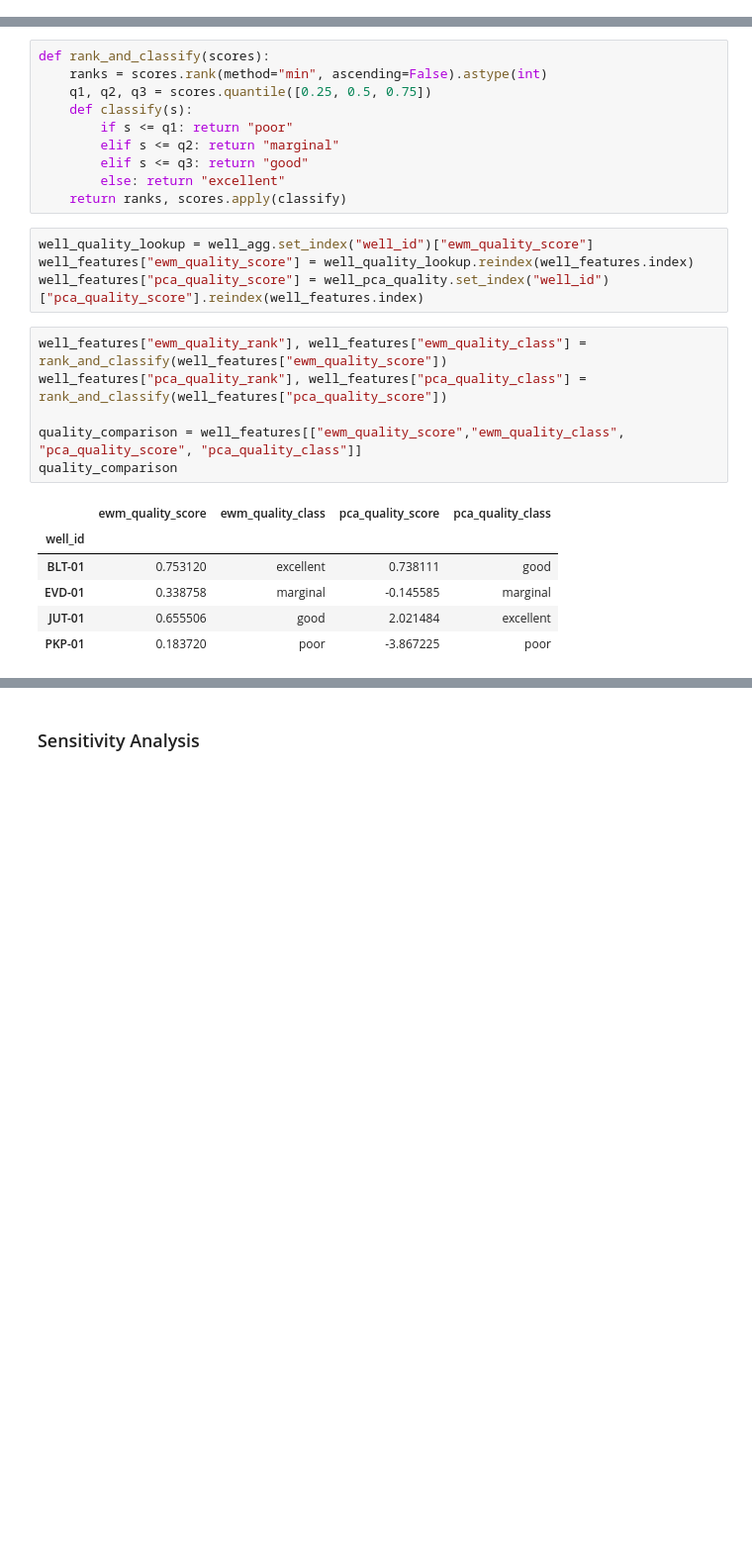
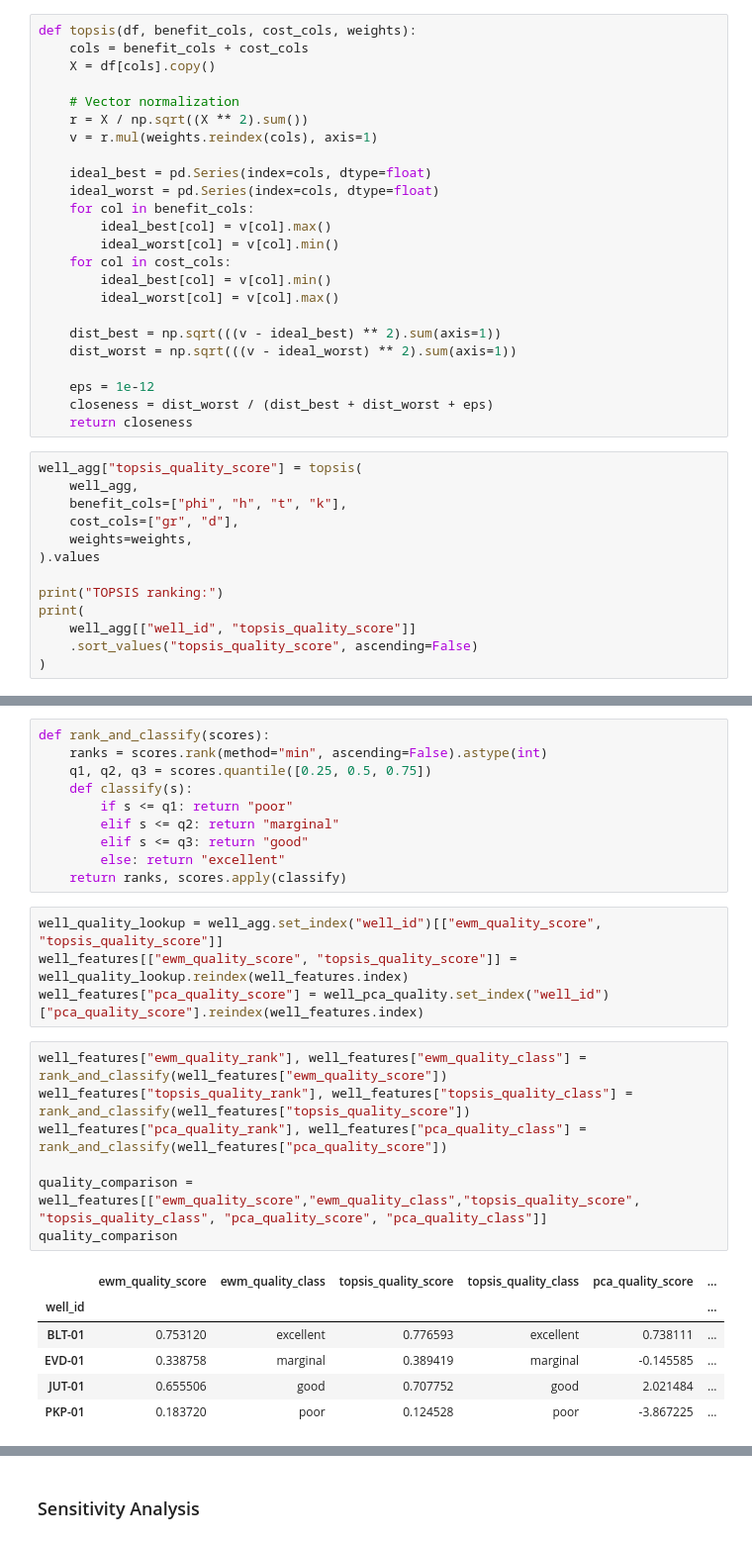
Before and after one commit to sadaraka-kadi/probable-eureka, a Jupyter notebook: notebooks/03_reservoir_quality_assessment.ipynb, the cells around one changed output, grey strips where cells are left out. Shown at 99% size. Saved outputs shown, nothing was run; the diff lists cells and outputs as text; blank space fills up the shorter version.

Commit message:
TOPSIS and sensitivity analysis

```diff
--- a/notebooks/03_reservoir_quality_assessment.ipynb
+++ b/notebooks/03_reservoir_quality_assessment.ipynb
@@ -241,0 +265,37 @@ Ranked wells:
+# %%
+def topsis(df, benefit_cols, cost_cols, weights):
+    cols = benefit_cols + cost_cols
+    X = df[cols].copy()
+
+    # Vector normalization
+    r = X / np.sqrt((X ** 2).sum())
+    v = r.mul(weights.reindex(cols), axis=1)
+
+    ideal_best = pd.Series(index=cols, dtype=float)
+    ideal_worst = pd.Series(index=cols, dtype=float)
+    for col in benefit_cols:
+        ideal_best[col] = v[col].max()
+        ideal_worst[col] = v[col].min()
+    for col in cost_cols:
+        ideal_best[col] = v[col].min()
+        ideal_worst[col] = v[col].max()
+
+    dist_best = np.sqrt(((v - ideal_best) ** 2).sum(axis=1))
+    dist_worst = np.sqrt(((v - ideal_worst) ** 2).sum(axis=1))
+
+    eps = 1e-12
+    closeness = dist_worst / (dist_best + dist_worst + eps)
+    return closeness
+# %%
+well_agg["topsis_quality_score"] = topsis(
+    well_agg,
+    benefit_cols=["phi", "h", "t", "k"],
+    cost_cols=["gr", "d"],
+    weights=weights,
+).values
+
+print("TOPSIS ranking:")
+print(
+    well_agg[["well_id", "topsis_quality_score"]]
+    .sort_values("topsis_quality_score", ascending=False)
+)
@@ -417,20 +484,21 @@ def rank_and_classify(scores):
         else: return "excellent"
     return ranks, scores.apply(classify)
 # %%
-well_quality_lookup = well_agg.set_index("well_id")["ewm_quality_score"]
-well_features["ewm_quality_score"] = well_quality_lookup.reindex(well_features.index)
+well_quality_lookup = well_agg.set_index("well_id")[["ewm_quality_score", "topsis_quality_score"]]
+well_features[["ewm_quality_score", "topsis_quality_score"]] = well_quality_lookup.reindex(well_features.index)
 well_features["pca_quality_score"] = well_pca_quality.set_index("well_id")["pca_quality_score"].reindex(well_features.index)
 # %%
 well_features["ewm_quality_rank"], well_features["ewm_quality_class"] = rank_and_classify(well_features["ewm_quality_score"])
+well_features["topsis_quality_rank"], well_features["topsis_quality_class"] = rank_and_classify(well_features["topsis_quality_score"])
 well_features["pca_quality_rank"], well_features["pca_quality_class"] = rank_and_classify(well_features["pca_quality_score"])
 
-quality_comparison = well_features[["ewm_quality_score","ewm_quality_class", "pca_quality_score", "pca_quality_class"]]
+quality_comparison = well_features[["ewm_quality_score","ewm_quality_class","topsis_quality_score", "topsis_quality_class", "pca_quality_score", "pca_quality_class"]]
 quality_comparison
 # %% [output]
-|  | ewm_quality_score | ewm_quality_class | pca_quality_score | pca_quality_class |
-| well_id |  |  |  |  |
-| BLT-01 | 0.753120 | excellent | 0.738111 | good |
-| EVD-01 | 0.338758 | marginal | -0.145585 | marginal |
-| JUT-01 | 0.655506 | good | 2.021484 | excellent |
-| PKP-01 | 0.183720 | poor | -3.867225 | poor |
+|  | ewm_quality_score | ewm_quality_class | topsis_quality_score | topsis_quality_class | pca_quality_score | ... |
+| well_id |  |  |  |  |  | ... |
+| BLT-01 | 0.753120 | excellent | 0.776593 | excellent | 0.738111 | ... |
+| EVD-01 | 0.338758 | marginal | 0.389419 | marginal | -0.145585 | ... |
+| JUT-01 | 0.655506 | good | 0.707752 | good | 2.021484 | ... |
+| PKP-01 | 0.183720 | poor | 0.124528 | poor | -3.867225 | ... |
 # %% [markdown]
```
Also changed, not shown: parts of 17 cells of this notebook.
